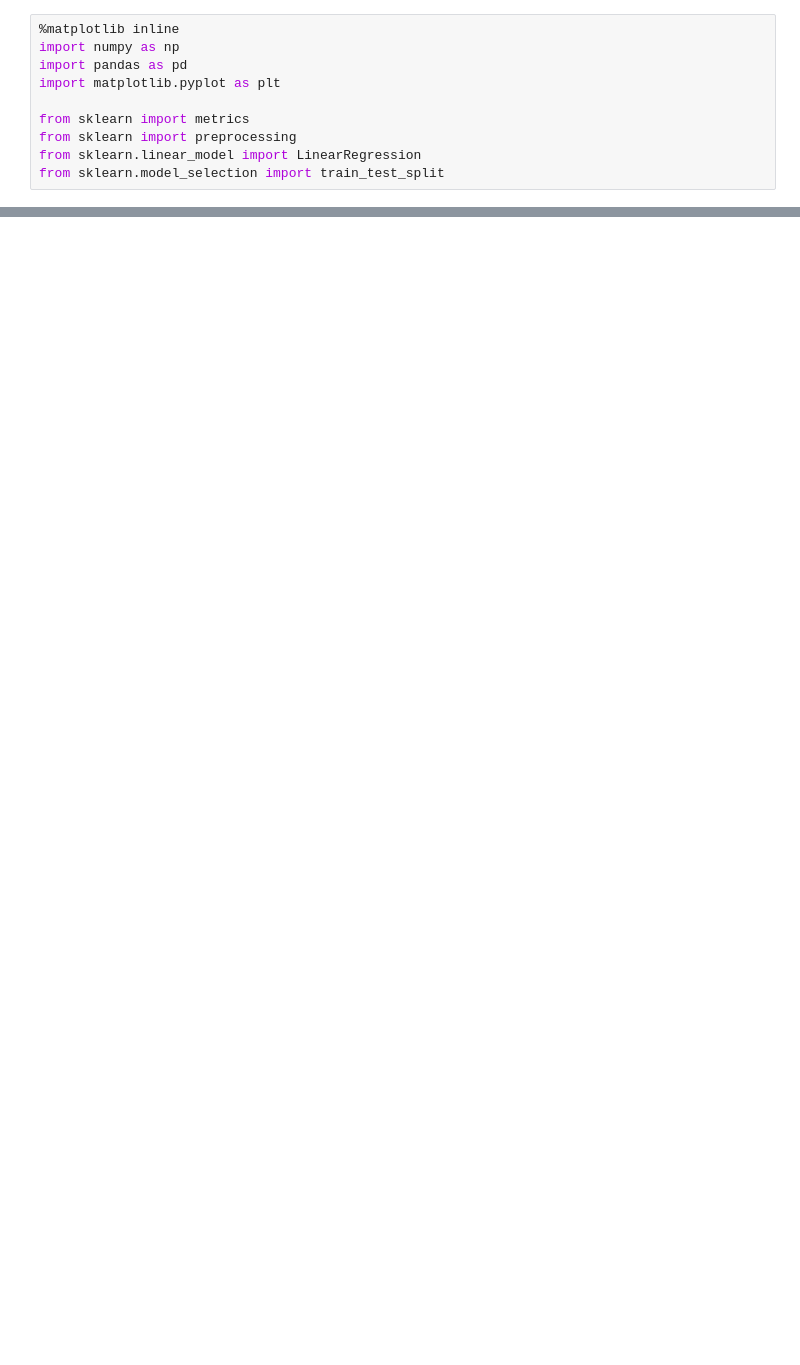
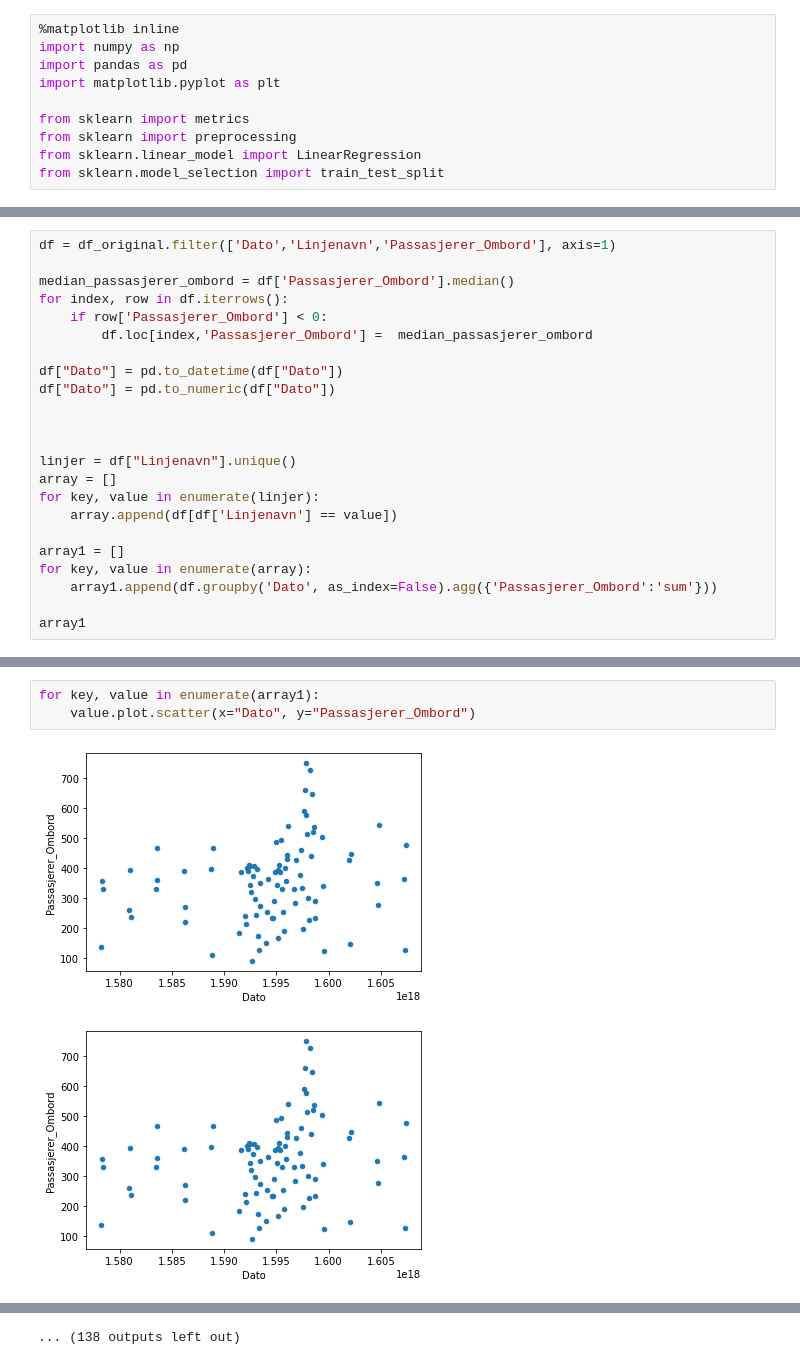
Before and after one commit to glaysa/DAVE3625_Assignment_2, a Jupyter notebook: Untitled.ipynb, the cells around one changed output, grey strips where cells are left out. Cells and saved outputs as stored; diff of their text form; blank space fills up the shorter version.

```diff
--- a/Untitled.ipynb
+++ b/Untitled.ipynb
@@ -20,4 +20,26 @@ df_original.head()
 | 3 | 15003-2020-07-27T13:00:00+02:00 | 27/07/2020 | Viken | Vest | Bærum | Gruvemyra | Gullhaug | Lokal | Viken | ... |
 | 4 | 15002-2020-08-27T07:15:00+02:00 | 27/08/2020 | Viken | Vest | Bærum | Lysaker stasjon (Plattform A) | Tjernsmyr | Lokal | Viken | ... |
 # %%
+df = df_original.filter(['Dato','Linjenavn','Passasjerer_Ombord'], axis=1)
+
+median_passasjerer_ombord = df['Passasjerer_Ombord'].median()
+for index, row in df.iterrows():
+    if row['Passasjerer_Ombord'] < 0:
+        df.loc[index,'Passasjerer_Ombord'] =  median_passasjerer_ombord
+
+df["Dato"] = pd.to_datetime(df["Dato"])
+df["Dato"] = pd.to_numeric(df["Dato"])
+
+
+
+linjer = df["Linjenavn"].unique()
+array = []
+for key, value in enumerate(linjer):
+    array.append(df[df['Linjenavn'] == value])
+
+array1 = []
+for key, value in enumerate(array):
+    array1.append(df.groupby('Dato', as_index=False).agg({'Passasjerer_Ombord':'sum'}))
+
+array1
 # %% [output]
@@ -29,0 +63,6 @@ Name: Linjenavn, dtype: object
+# %%
+for key, value in enumerate(array1):
+    value.plot.scatter(x="Dato", y="Passasjerer_Ombord")
+# %% [output]
+[figure, added]
+[figure, added]
@@ -29,0 +79 @@ Name: Linjenavn, dtype: object
+... (138 outputs left out)
```
Also changed, not shown: parts of 2 cells of this notebook, 1 other file.
